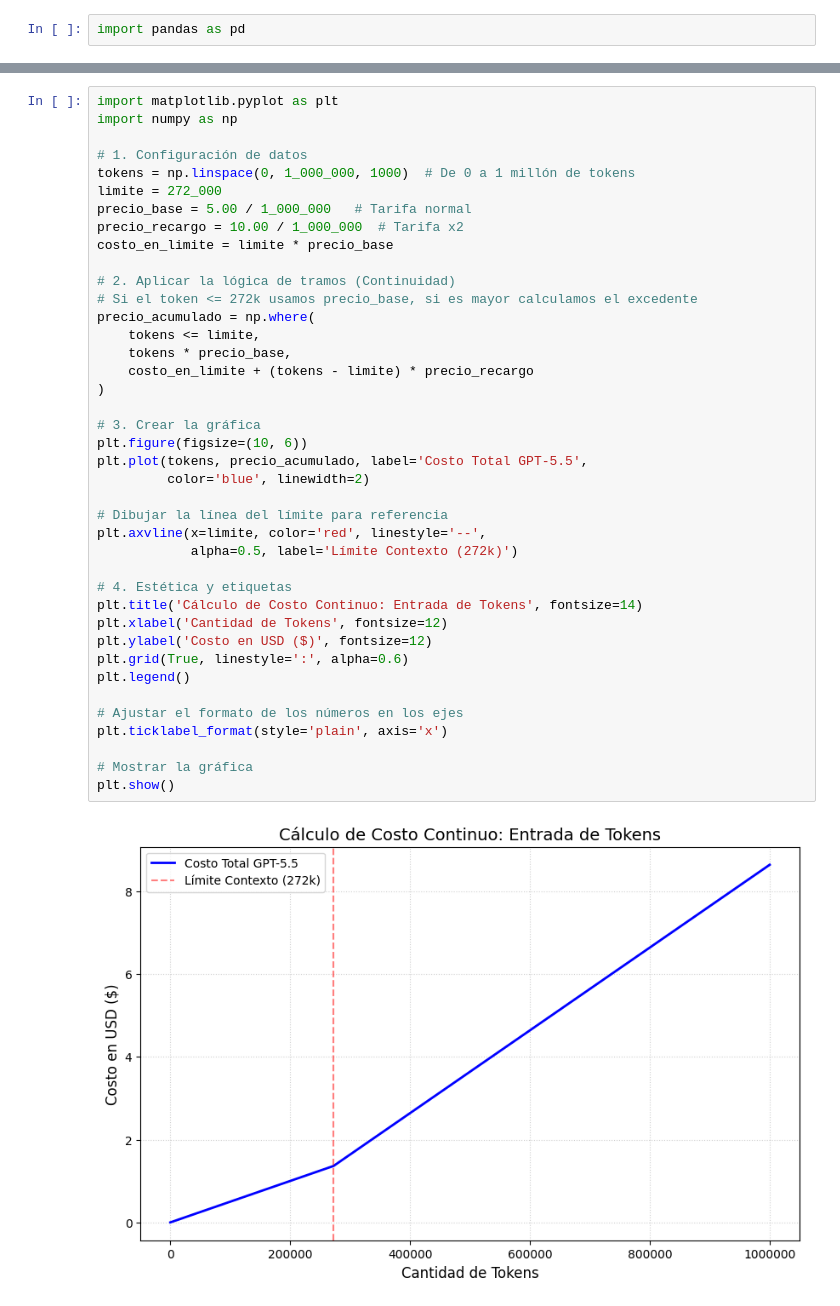
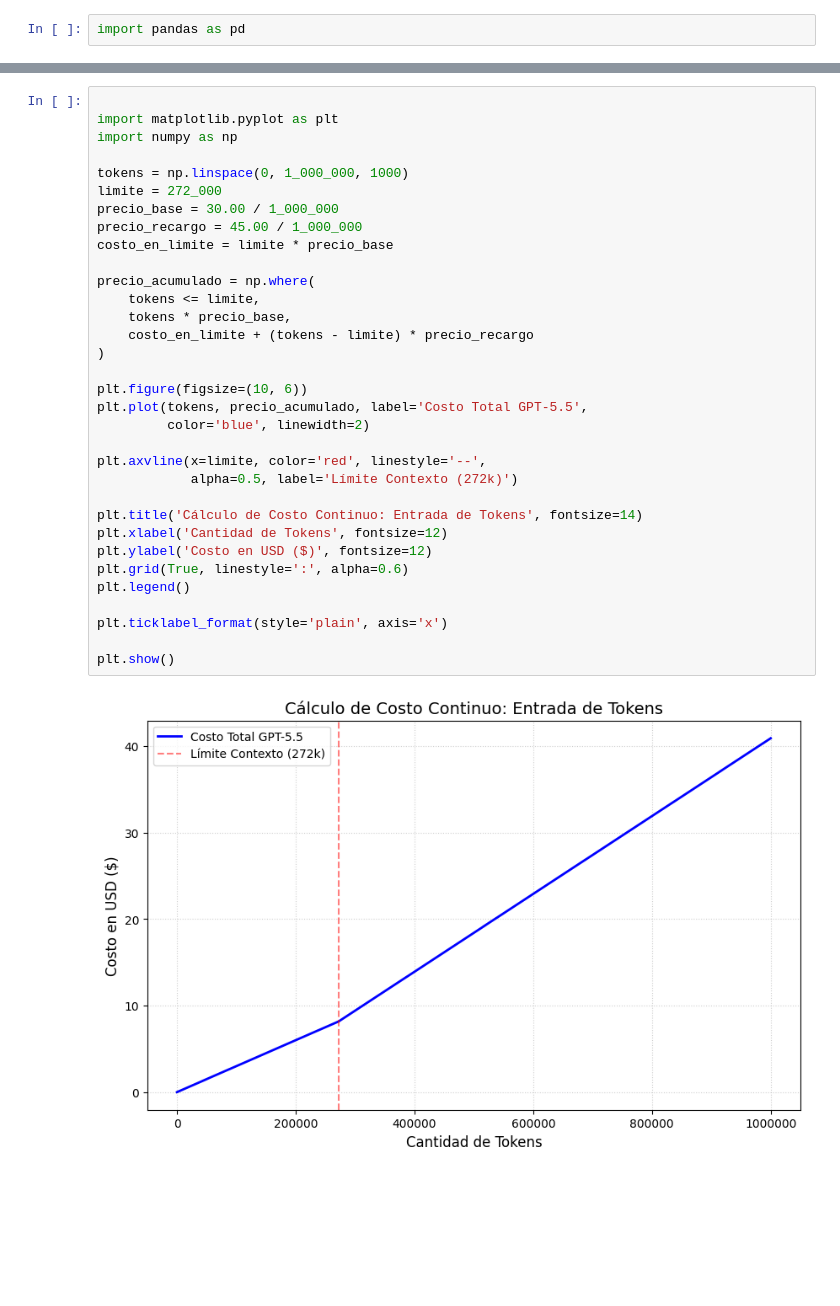
Before and after one commit to Pulga2104/Taller-1-Calculo-de-Raices, a Jupyter notebook: Calvopina M. Josue Taller 01 pseudocódigo y algoritmos.ipynb, the cells around one changed output, grey strips where cells are left out. Saved outputs shown, nothing was run; the diff lists cells and outputs as text; blank space fills up the shorter version.

```diff
--- a/Calvopina M. Josue Taller 01 pseudocódigo y algoritmos.ipynb
+++ b/Calvopina M. Josue Taller 01 pseudocódigo y algoritmos.ipynb
@@ -44,44 +87,37 @@ for i in tokens:
         excedente = (i - LIMITE) * TARIFA_RECARGO
         precio.append(COSTO_EN_LIMITE + excedente)
 # %%
+
 import matplotlib.pyplot as plt
 import numpy as np
 
-# 1. Configuración de datos
-tokens = np.linspace(0, 1_000_000, 1000)  # De 0 a 1 millón de tokens
+tokens = np.linspace(0, 1_000_000, 1000)
 limite = 272_000
-precio_base = 5.00 / 1_000_000   # Tarifa normal
-precio_recargo = 10.00 / 1_000_000  # Tarifa x2
+precio_base = 30.00 / 1_000_000
+precio_recargo = 45.00 / 1_000_000
 costo_en_limite = limite * precio_base
 
-# 2. Aplicar la lógica de tramos (Continuidad)
-# Si el token <= 272k usamos precio_base, si es mayor calculamos el excedente
 precio_acumulado = np.where(
     tokens <= limite,
     tokens * precio_base,
     costo_en_limite + (tokens - limite) * precio_recargo
 )
 
-# 3. Crear la gráfica
 plt.figure(figsize=(10, 6))
 plt.plot(tokens, precio_acumulado, label='Costo Total GPT-5.5',
          color='blue', linewidth=2)
 
-# Dibujar la línea del límite para referencia
 plt.axvline(x=limite, color='red', linestyle='--',
             alpha=0.5, label='Límite Contexto (272k)')
 
-# 4. Estética y etiquetas
 plt.title('Cálculo de Costo Continuo: Entrada de Tokens', fontsize=14)
 plt.xlabel('Cantidad de Tokens', fontsize=12)
 plt.ylabel('Costo en USD ($)', fontsize=12)
 plt.grid(True, linestyle=':', alpha=0.6)
 plt.legend()
 
-# Ajustar el formato de los números en los ejes
 plt.ticklabel_format(style='plain', axis='x')
 
-# Mostrar la gráfica
 plt.show()
 # %% [output]
-[figure, old version]
+[figure, new version]
```
Also changed, not shown: parts of 5 cells of this notebook.
